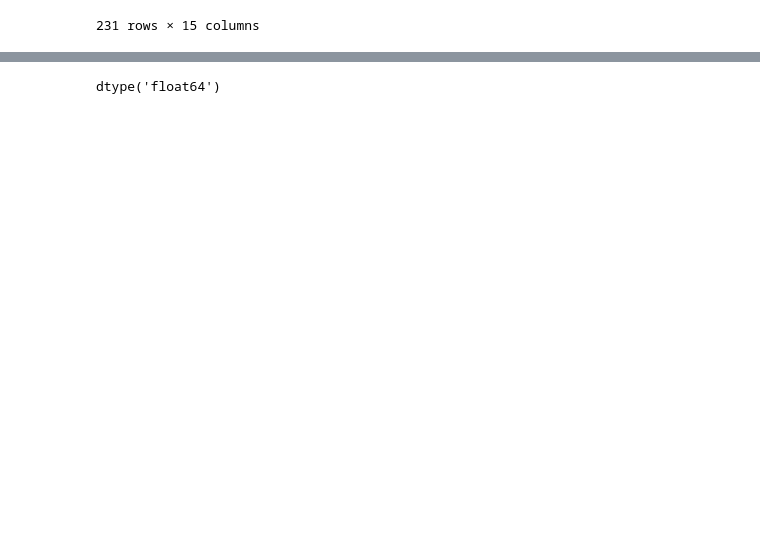
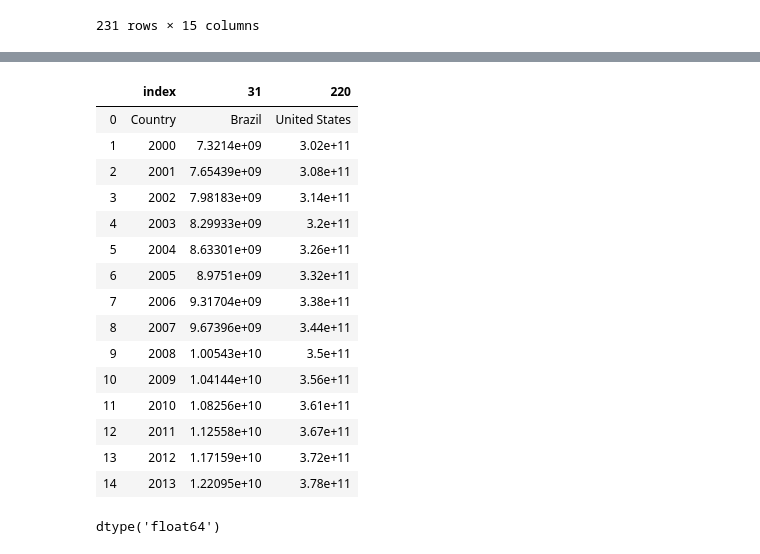
Before and after one commit to lourdesrm/ETL-project, a Jupyter notebook: Data_source/CleanCsv.ipynb, the cells around one changed output, grey strips where cells are left out. Drawn from its saved outputs; the diff is of its cells as text; code cells hidden in the pictures; blank space fills up the shorter version.

```diff
--- a/Data_source/CleanCsv.ipynb
+++ b/Data_source/CleanCsv.ipynb
@@ -56,0 +63,3 @@ df_countries=df_years.loc[(df["Country"] == "Brazil") | (df["Country"] == "Unite
+# %%
+df_countries_transposed = df_countries.T
+df_countries_transposed
@@ -57,3 +83,23 @@ df_countries=df_years.loc[(df["Country"] == "Brazil") | (df["Country"] == "Unite
+# %%
+a = df_countries_transposed.reset_index()
+a
+# %% [output]
+|  | index | 31 | 220 |
+| 0 | Country | Brazil | United States |
+| 1 | 2000 | 7.3214e+09 | 3.02e+11 |
+| 2 | 2001 | 7.65439e+09 | 3.08e+11 |
+| 3 | 2002 | 7.98183e+09 | 3.14e+11 |
+| 4 | 2003 | 8.29933e+09 | 3.2e+11 |
+| 5 | 2004 | 8.63301e+09 | 3.26e+11 |
+| 6 | 2005 | 8.9751e+09 | 3.32e+11 |
+| 7 | 2006 | 9.31704e+09 | 3.38e+11 |
+| 8 | 2007 | 9.67396e+09 | 3.44e+11 |
+| 9 | 2008 | 1.00543e+10 | 3.5e+11 |
+| 10 | 2009 | 1.04144e+10 | 3.56e+11 |
+| 11 | 2010 | 1.08256e+10 | 3.61e+11 |
+| 12 | 2011 | 1.12558e+10 | 3.67e+11 |
+| 13 | 2012 | 1.17159e+10 | 3.72e+11 |
+| 14 | 2013 | 1.22095e+10 | 3.78e+11 |
 # %%
 output_file = os.path.join("CleanEmissionData.csv")
 
```
Also changed, not shown: parts of 2 cells of this notebook.
